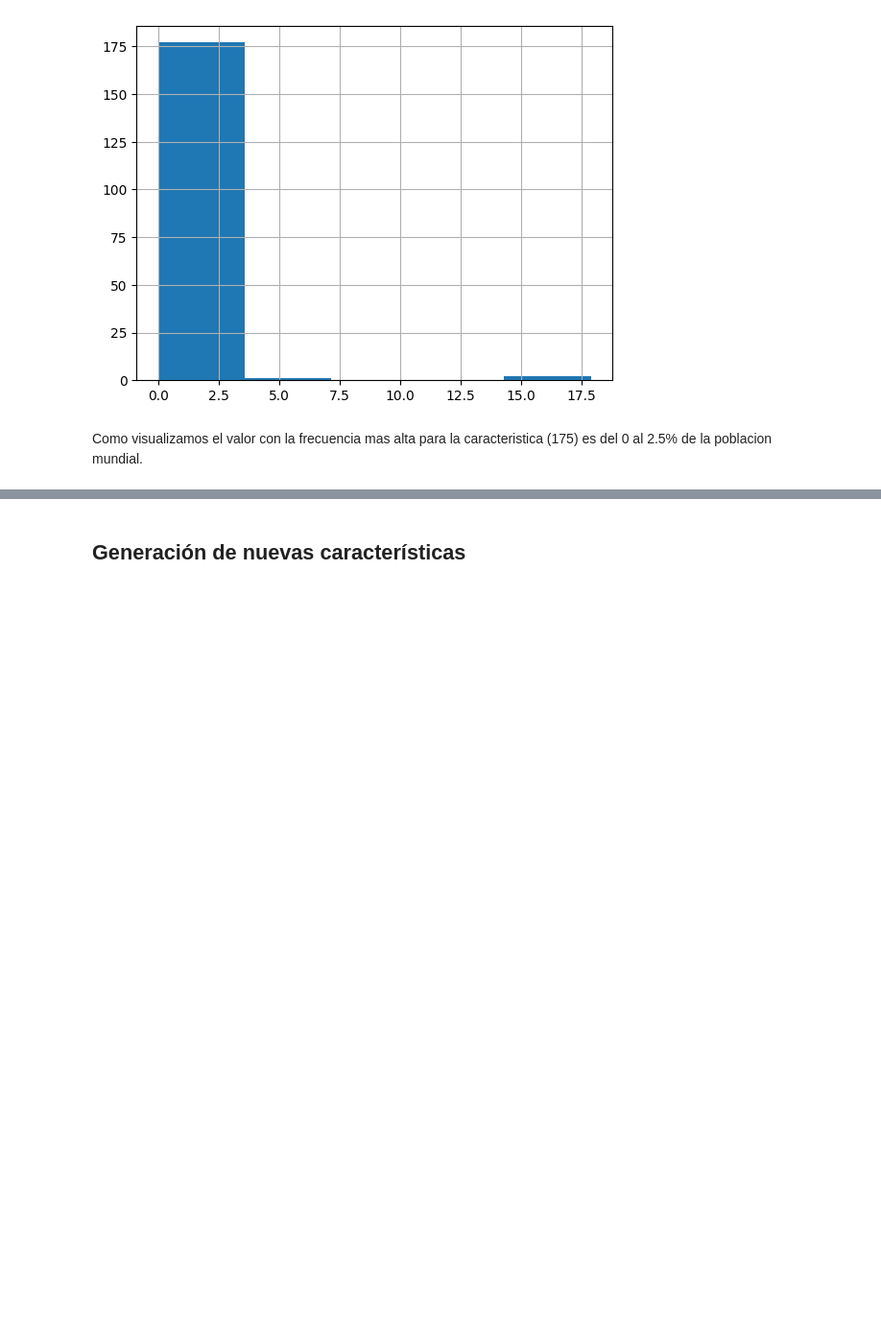
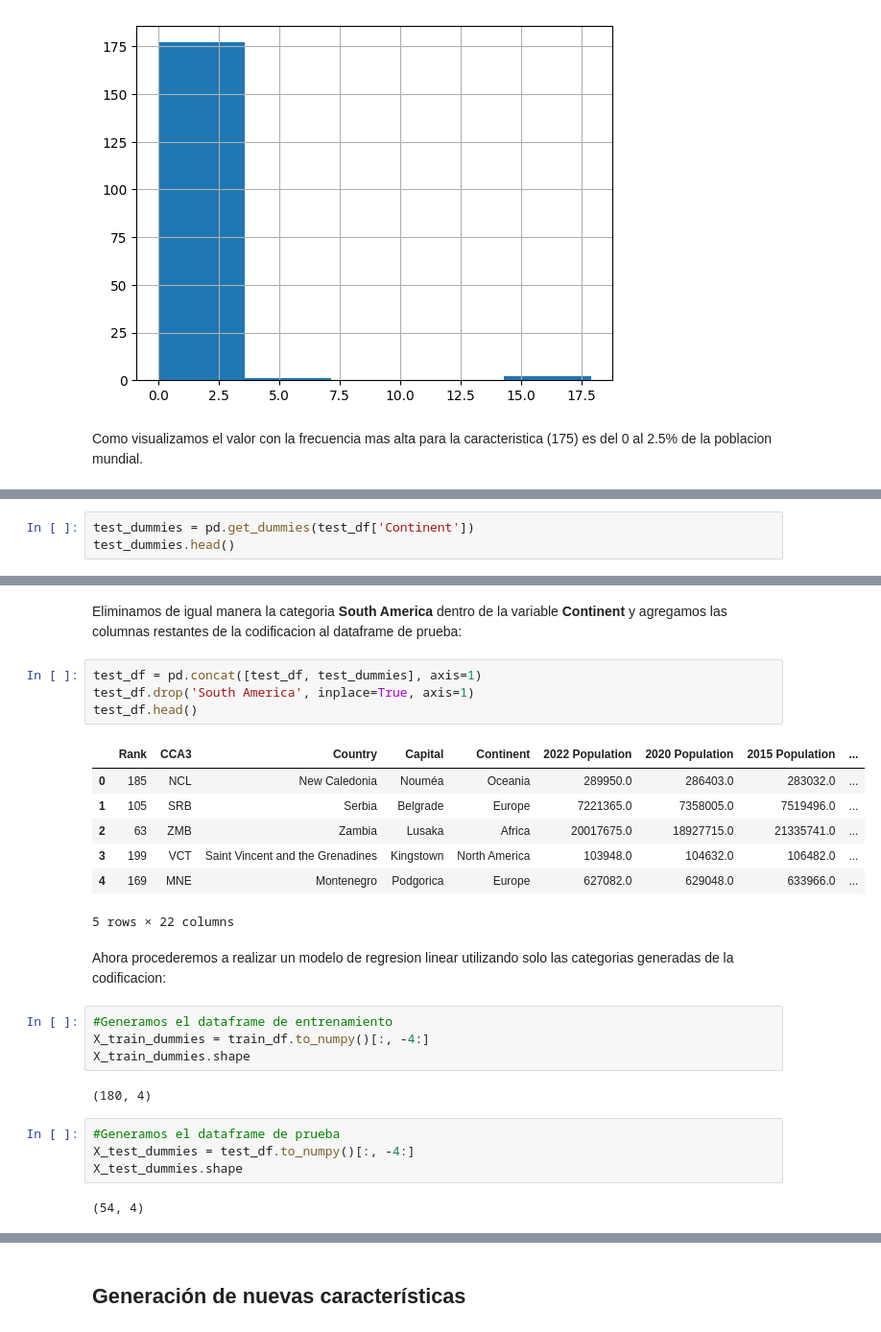
Before and after one commit to andreavazquezt/ProyectoIntegrador, a Jupyter notebook: Avance2_Equipo4.ipynb, the cells around one changed output, grey strips where cells are left out. Shown at 96% size. Saved outputs shown, nothing was run; the diff lists cells and outputs as text; blank space fills up the shorter version.

```diff
--- a/Avance2_Equipo4.ipynb
+++ b/Avance2_Equipo4.ipynb
@@ -177,0 +235,3 @@ Como visualizamos el valor con la frecuencia mas alta para la caracteristica (17
+# %%
+test_dummies = pd.get_dummies(test_df['Continent'])
+test_dummies.head()
@@ -177,0 +245,28 @@ Como visualizamos el valor con la frecuencia mas alta para la caracteristica (17
+# %% [markdown]
+Eliminamos de igual manera la categoria **South America** dentro de la variable **Continent** y agregamos las columnas restantes de la codificacion al dataframe de prueba:
+# %%
+test_df = pd.concat([test_df, test_dummies], axis=1)
+test_df.drop('South America', inplace=True, axis=1)
+test_df.head()
+# %% [output]
+|  | Rank | CCA3 | Country | Capital | Continent | 2022 Population | 2020 Population | 2015 Population | ... |
+| 0 | 185 | NCL | New Caledonia | Nouméa | Oceania | 289950.0 | 286403.0 | 283032.0 | ... |
+| 1 | 105 | SRB | Serbia | Belgrade | Europe | 7221365.0 | 7358005.0 | 7519496.0 | ... |
+| 2 | 63 | ZMB | Zambia | Lusaka | Africa | 20017675.0 | 18927715.0 | 21335741.0 | ... |
+| 3 | 199 | VCT | Saint Vincent and the Grenadines | Kingstown | North America | 103948.0 | 104632.0 | 106482.0 | ... |
+| 4 | 169 | MNE | Montenegro | Podgorica | Europe | 627082.0 | 629048.0 | 633966.0 | ... |
+5 rows × 22 columns
+# %% [markdown]
+Ahora procederemos a realizar un modelo de regresion linear utilizando solo las categorias generadas de la codificacion:
+# %%
+#Generamos el dataframe de entrenamiento
+X_train_dummies = train_df.to_numpy()[:, -4:]
+X_train_dummies.shape
+# %% [output]
+(180, 4)
+# %%
+#Generamos el dataframe de prueba
+X_test_dummies = test_df.to_numpy()[:, -4:]
+X_test_dummies.shape
+# %% [output]
+(54, 4)
```
Also changed, not shown: parts of 17 cells of this notebook.
